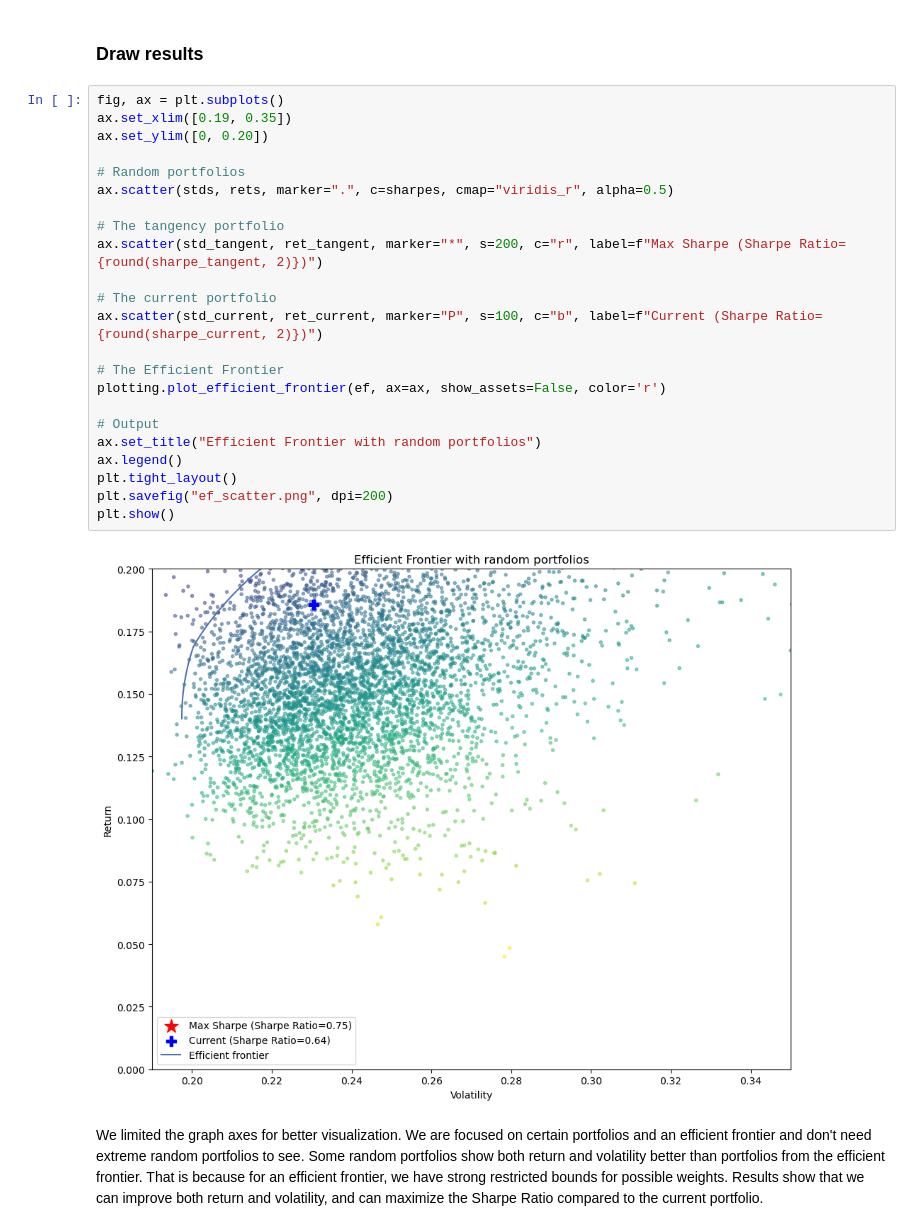
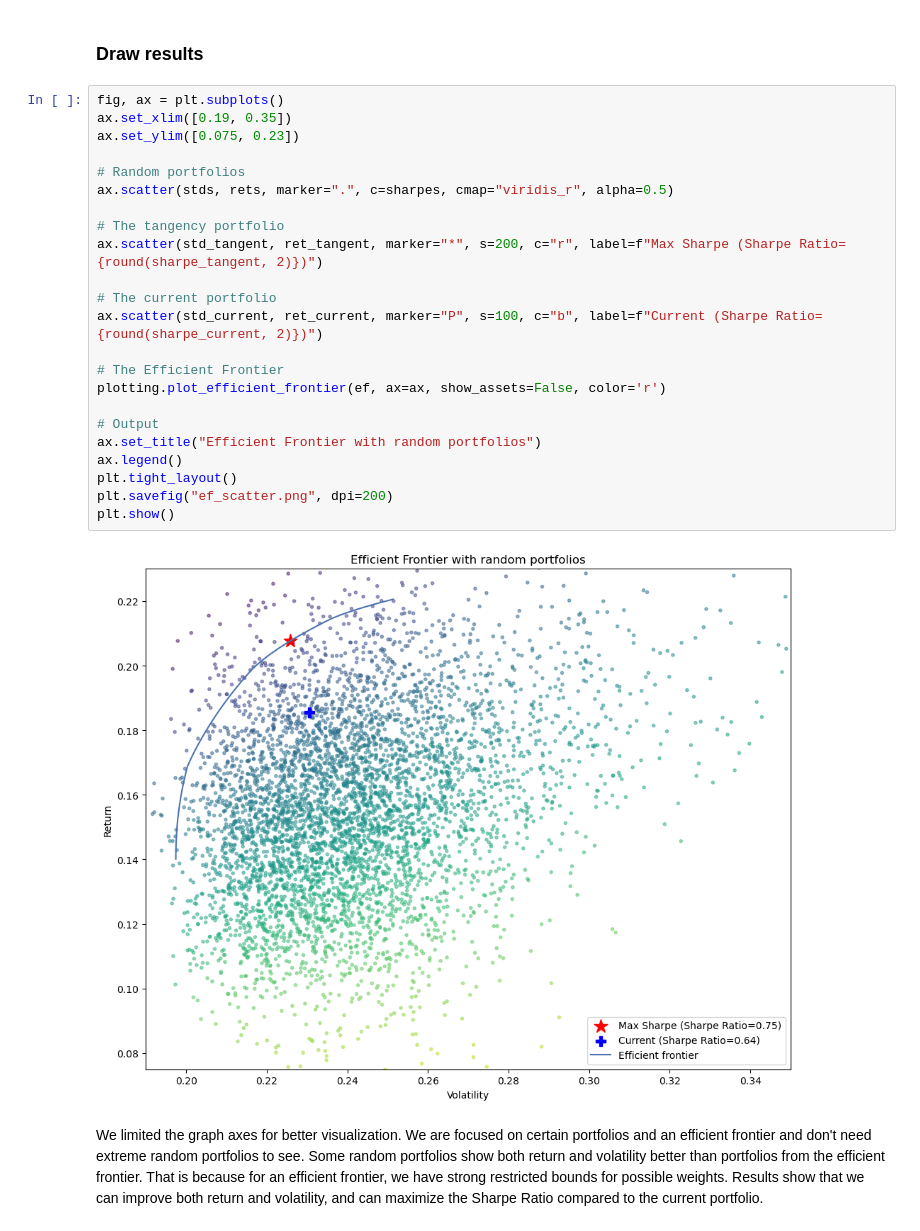
Before and after one commit to EgorTglhf/invest-portfolio-analysis, a Jupyter notebook: invest-portfolio-analysis-pyportfolioopt.ipynb, the cells around one changed output. Saved outputs shown, nothing was run; the diff lists cells and outputs as text.

Commit message:
fix plots

```diff
--- a/invest-portfolio-analysis-pyportfolioopt.ipynb
+++ b/invest-portfolio-analysis-pyportfolioopt.ipynb
@@ -110,28 +110,28 @@ sharpes = (rets - riskfreerate) / stds
 # %%
 fig, ax = plt.subplots()
 ax.set_xlim([0.19, 0.35])
-ax.set_ylim([0, 0.20])
+ax.set_ylim([0.075, 0.23])
 
 # Random portfolios
 ax.scatter(stds, rets, marker=".", c=sharpes, cmap="viridis_r", alpha=0.5)
 
 # The tangency portfolio
 ax.scatter(std_tangent, ret_tangent, marker="*", s=200, c="r", label=f"Max Sharpe (Sharpe Ratio={round(sharpe_tangent, 2)})")
 
 # The current portfolio
 ax.scatter(std_current, ret_current, marker="P", s=100, c="b", label=f"Current (Sharpe Ratio={round(sharpe_current, 2)})")
 
 # The Efficient Frontier
 plotting.plot_efficient_frontier(ef, ax=ax, show_assets=False, color='r')
 
 # Output
 ax.set_title("Efficient Frontier with random portfolios")
 ax.legend()
 plt.tight_layout()
 plt.savefig("ef_scatter.png", dpi=200)
 plt.show()
 # %% [output]
-[figure, old version]
+[figure, new version]
 # %% [markdown]
 We limited the graph axes for better visualization. We are focused on certain portfolios and an efficient frontier and don't need extreme random portfolios to see. Some random portfolios show both return and volatility better than portfolios from the efficient frontier. That is because for an efficient frontier, we have strong restricted bounds for possible weights. Results show that we can improve both return and volatility, and can maximize the Sharpe Ratio compared to the current portfolio.
 # %% [markdown]
```
Also changed, not shown: 2 other files.
